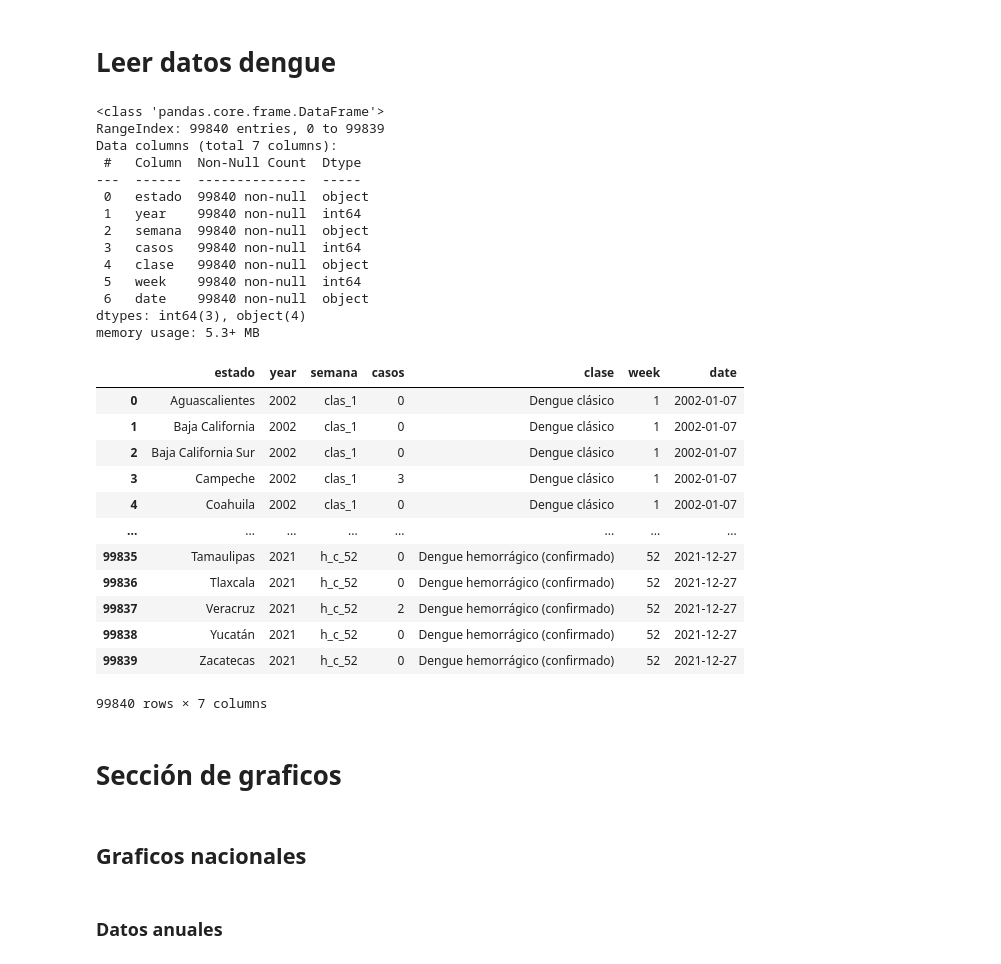
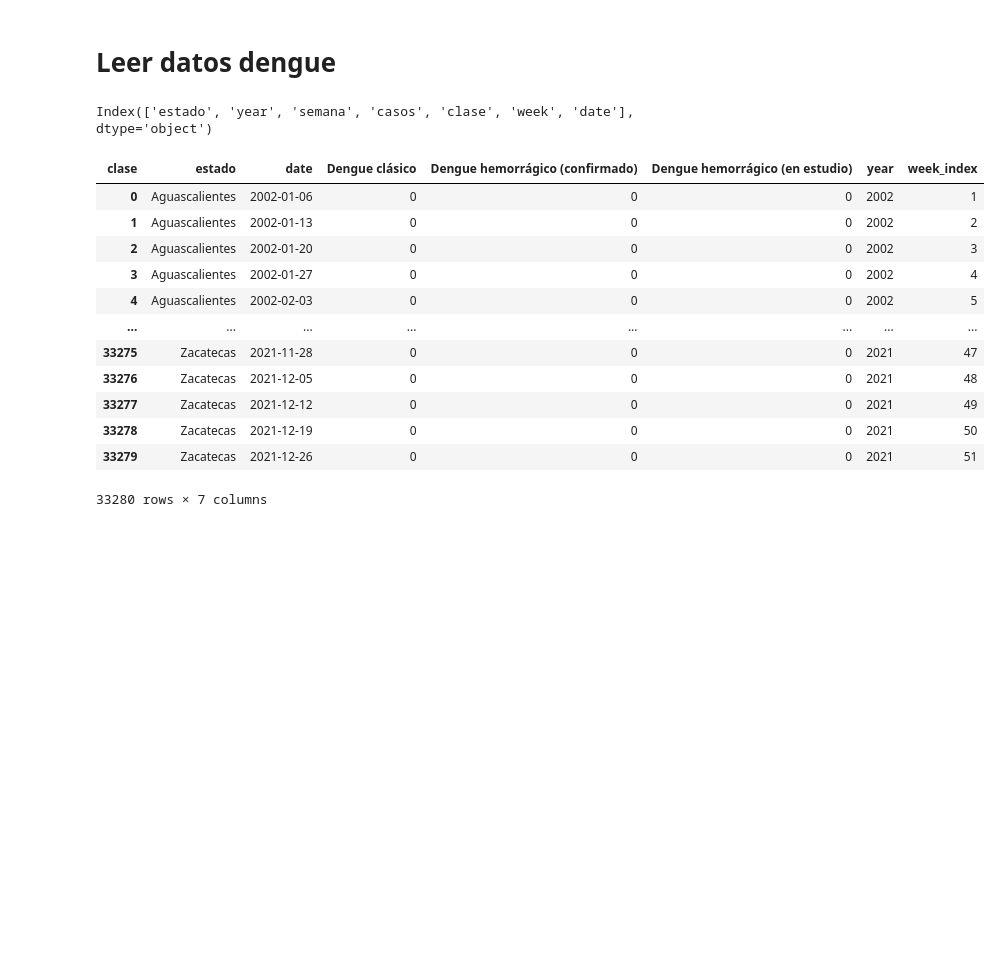
Before and after one commit to pcorner10/denguetemp2022, a Jupyter notebook: dengueTemperatura.ipynb, the cells around one changed output. Drawn from its saved outputs; the diff is of its cells as text; code cells hidden in the pictures; blank space fills up the shorter version.

```diff
--- a/dengueTemperatura.ipynb
+++ b/dengueTemperatura.ipynb
@@ -193,35 +165,28 @@ def groupdenguedata(sheets, excelfile):
 # %%
 #dfDengue = groupdenguedata(dengue_sheets.sheet_names, dengue_sheets)
 #dfDengue.to_csv("dengue_full.csv", index=False)
 
 dfDengue = pd.read_csv("data/dengue_full.csv")
-dfDengue.info()
+print(dfDengue.columns)
+dfDengue = dfDengue.pivot_table(values="casos", columns="clase", index=["estado","date"])
+dfDengue.reset_index(inplace=True, drop=False)
+dfDengue["date"] = pd.to_datetime(dfDengue["date"])
+dfDengue["date"] = pd.DatetimeIndex(dfDengue.date) - pd.DateOffset(1)
+dfDengue["year"] = dfDengue.date.dt.year
+dfDengue["week_index"] =  dfDengue.date.dt.isocalendar().week
 dfDengue
 # %% [output]
-<class 'pandas.core.frame.DataFrame'>
-RangeIndex: 99840 entries, 0 to 99839
-Data columns (total 7 columns):
- #   Column  Non-Null Count  Dtype
----  ------  --------------  -----
- 0   estado  99840 non-null  object
- 1   year    99840 non-null  int64
- 2   semana  99840 non-null  object
- 3   casos   99840 non-null  int64
- 4   clase   99840 non-null  object
- 5   week    99840 non-null  int64
- 6   date    99840 non-null  object
-dtypes: int64(3), object(4)
-memory usage: 5.3+ MB
+Index(['estado', 'year', 'semana', 'casos', 'clase', 'week', 'date'], dtype='object')
-|  | estado | year | semana | casos | clase | week | date |
-| 0 | Aguascalientes | 2002 | clas_1 | 0 | Dengue clásico | 1 | 2002-01-07 |
-| 1 | Baja California | 2002 | clas_1 | 0 | Dengue clásico | 1 | 2002-01-07 |
-| 2 | Baja California Sur | 2002 | clas_1 | 0 | Dengue clásico | 1 | 2002-01-07 |
-| 3 | Campeche | 2002 | clas_1 | 3 | Dengue clásico | 1 | 2002-01-07 |
-| 4 | Coahuila | 2002 | clas_1 | 0 | Dengue clásico | 1 | 2002-01-07 |
+| clase | estado | date | Dengue clásico | Dengue hemorrágico (confirmado) | Dengue hemorrágico (en estudio) | year | week_index |
+| 0 | Aguascalientes | 2002-01-06 | 0 | 0 | 0 | 2002 | 1 |
+| 1 | Aguascalientes | 2002-01-13 | 0 | 0 | 0 | 2002 | 2 |
+| 2 | Aguascalientes | 2002-01-20 | 0 | 0 | 0 | 2002 | 3 |
+| 3 | Aguascalientes | 2002-01-27 | 0 | 0 | 0 | 2002 | 4 |
+| 4 | Aguascalientes | 2002-02-03 | 0 | 0 | 0 | 2002 | 5 |
 | ... | ... | ... | ... | ... | ... | ... | ... |
-| 99835 | Tamaulipas | 2021 | h_c_52 | 0 | Dengue hemorrágico (confirmado) | 52 | 2021-12-27 |
-| 99836 | Tlaxcala | 2021 | h_c_52 | 0 | Dengue hemorrágico (confirmado) | 52 | 2021-12-27 |
-| 99837 | Veracruz | 2021 | h_c_52 | 2 | Dengue hemorrágico (confirmado) | 52 | 2021-12-27 |
-| 99838 | Yucatán | 2021 | h_c_52 | 0 | Dengue hemorrágico (confirmado) | 52 | 2021-12-27 |
-| 99839 | Zacatecas | 2021 | h_c_52 | 0 | Dengue hemorrágico (confirmado) | 52 | 2021-12-27 |
+| 33275 | Zacatecas | 2021-11-28 | 0 | 0 | 0 | 2021 | 47 |
+| 33276 | Zacatecas | 2021-12-05 | 0 | 0 | 0 | 2021 | 48 |
+| 33277 | Zacatecas | 2021-12-12 | 0 | 0 | 0 | 2021 | 49 |
+| 33278 | Zacatecas | 2021-12-19 | 0 | 0 | 0 | 2021 | 50 |
+| 33279 | Zacatecas | 2021-12-26 | 0 | 0 | 0 | 2021 | 51 |
-99840 rows × 7 columns
+33280 rows × 7 columns
@@ -230,6 +192,0 @@ dfDengue.pivot_table()
-# %% [markdown]
-# Sección de graficos
-# %% [markdown]
-## Graficos nacionales
-# %% [markdown]
-### Datos anuales
```
Also changed, not shown: parts of 29 cells of this notebook, 1 other file.
